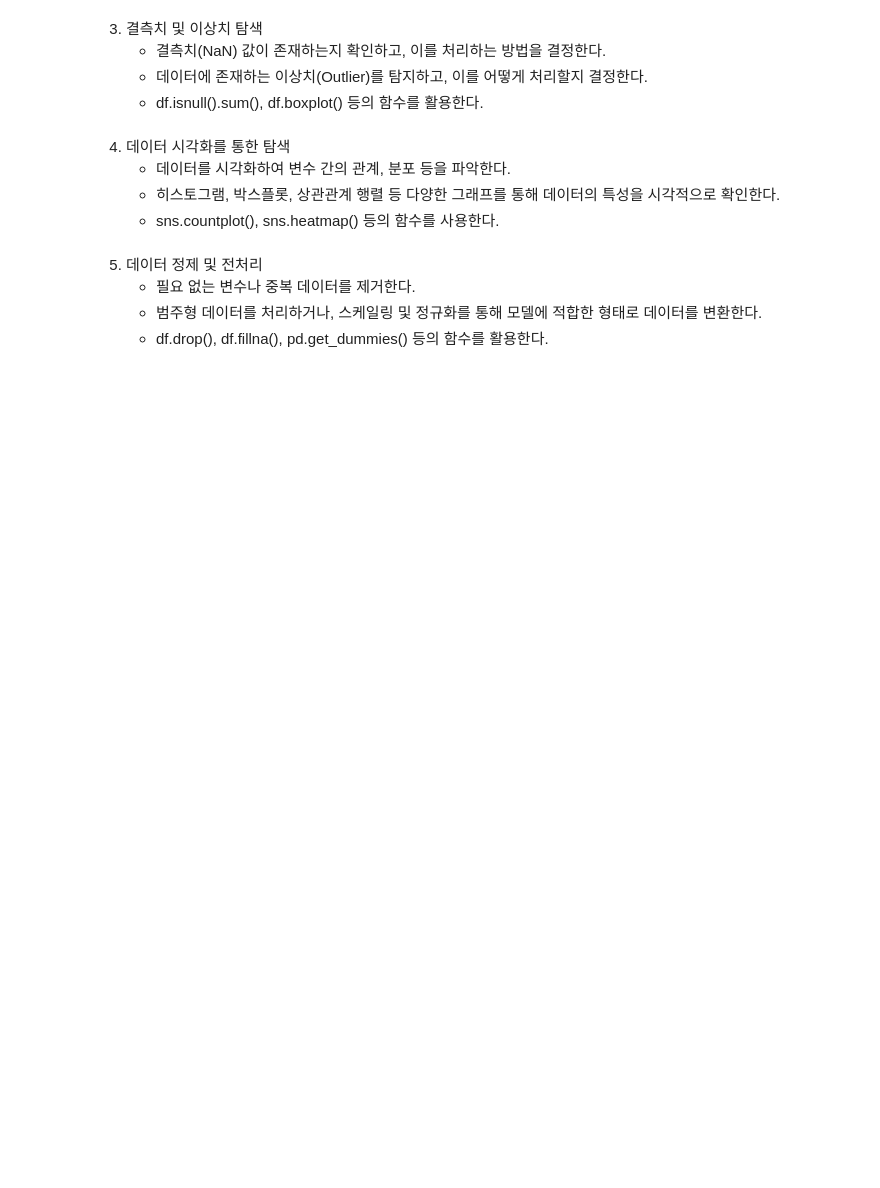
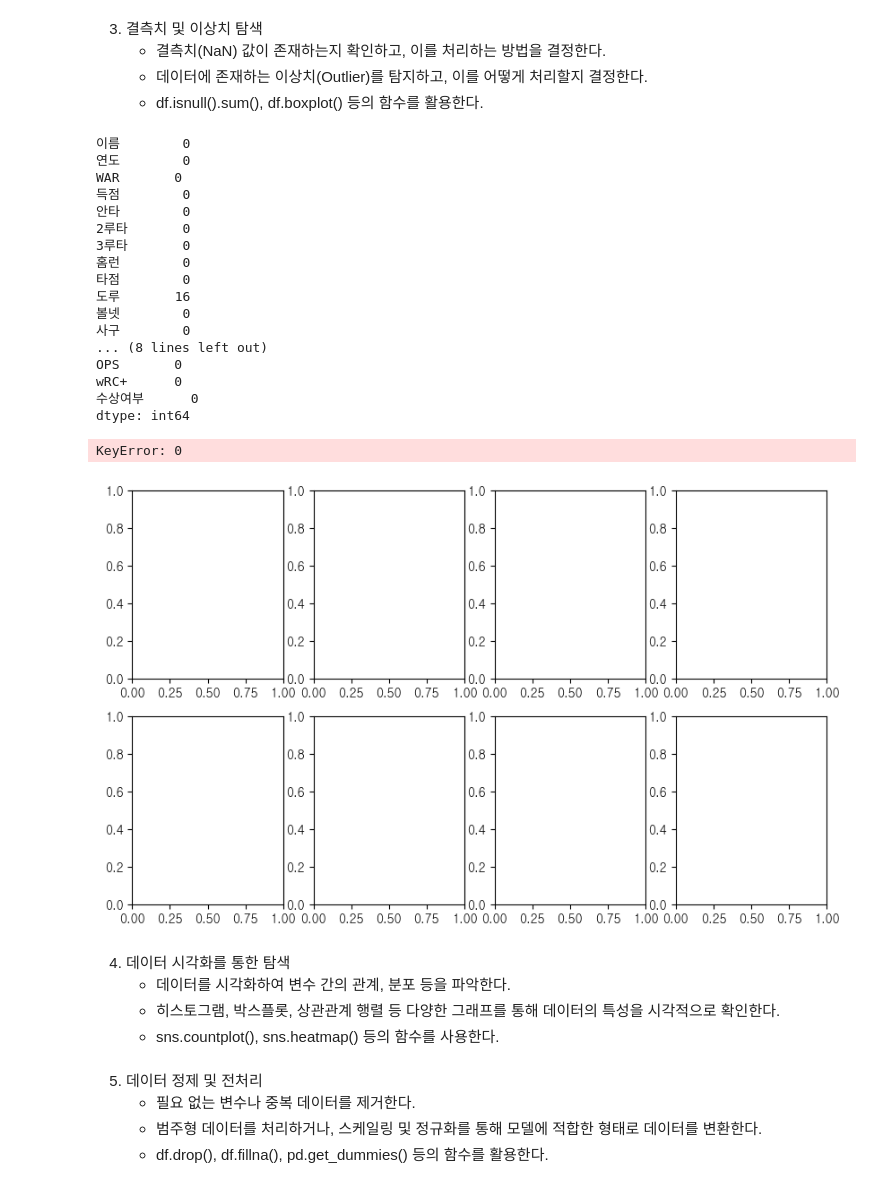
Before and after one commit to encore-SKN11/EDA-1Team, a Jupyter notebook: project.ipynb, the cells around one changed output. Saved outputs shown, nothing was run; the diff lists cells and outputs as text; code cells hidden in the pictures; blank space fills up the shorter version.

```diff
--- a/project.ipynb
+++ b/project.ipynb
@@ -40,6 +66,44 @@ print(df.describe())
     - 결측치(NaN) 값이 존재하는지 확인하고, 이를 처리하는 방법을 결정한다.
     - 데이터에 존재하는 이상치(Outlier)를 탐지하고, 이를 어떻게 처리할지 결정한다.
     - df.isnull().sum(), df.boxplot() 등의 함수를 활용한다.
+# %%
+print(df.isnull().sum())
+
+fig, ax = plt.subplots(nrows=2,ncols=4,figsize=(10,6))
+
+selected_features = ['WAR', '타율', '홈런', '장타', 'OPS', 'wRC+', '안타', '출루']
+
+# 그래프 생성
+fig, axes = plt.subplots(nrows=2, ncols=4, figsize=(16, 8))
+axes = axes.flatten()
+
+for i, feature in enumerate(selected_features):
+    sns.boxplot(x='수상여부', y=feature, data=df, ax=axes[i])
+    axes[i].set_title(f'{feature} vs 수상여부')
+
+
+plt.show()
+# WAR, 타율, 홈런, 장타율, OPS, wRC+, 안타, 출루루
+# %% [output]
+이름        0
+연도        0
+WAR       0
+득점        0
+안타        0
+2루타       0
+3루타       0
+홈런        0
+타점        0
+도루       16
+볼넷        0
+사구        0
+... (8 lines left out)
+OPS       0
+wRC+      0
+수상여부      0
+dtype: int64
+KeyError: 0
+[figure, added]
 # %% [markdown]
 4. 데이터 시각화를 통한 탐색
     - 데이터를 시각화하여 변수 간의 관계, 분포 등을 파악한다.
```
Also changed, not shown: parts of 3 cells of this notebook, 1 other file.
